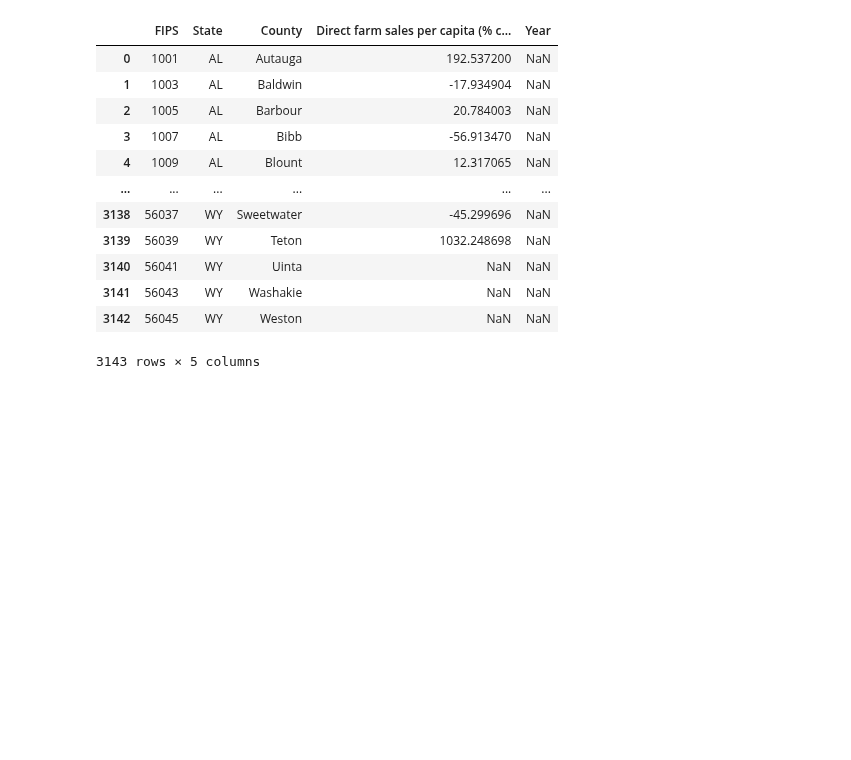
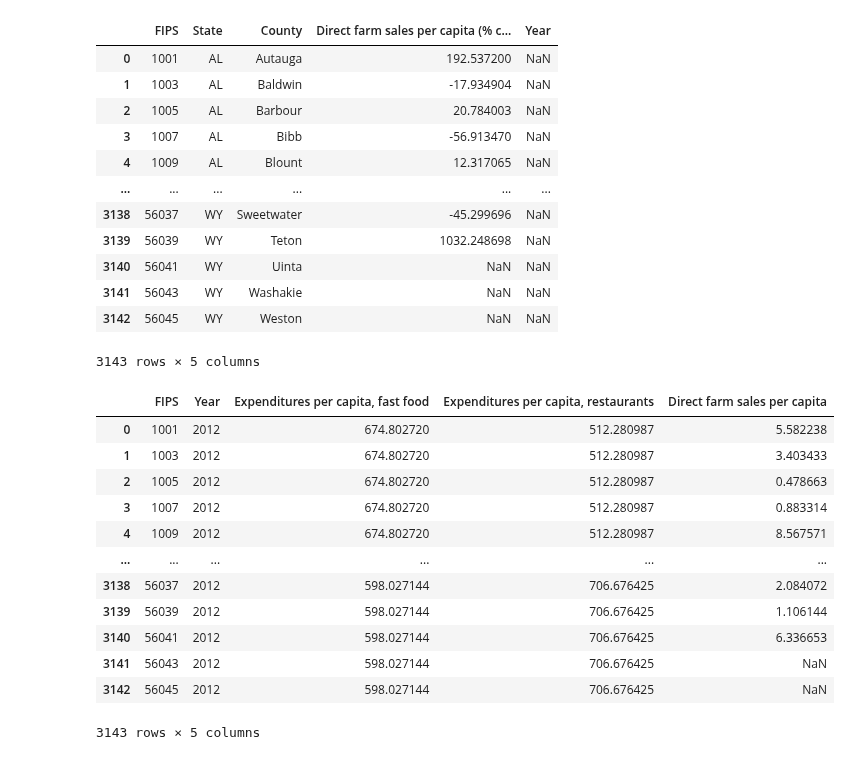
Before and after one commit to Chahnaz-Kbaisi/diet-habits-disease-us, a Jupyter notebook: ETL/Web_Scrape_ETL.ipynb, the cells around one changed output. Drawn from its saved outputs; the diff is of its cells as text; code cells hidden in the pictures; blank space fills up the shorter version.

Commit message:
Logic to rearrange the columns in dataframe

```diff
--- a/ETL/Web_Scrape_ETL.ipynb
+++ b/ETL/Web_Scrape_ETL.ipynb
@@ -1146,3 +1146,21 @@ See the caveats in the documentation: https://pandas.pydata.org/pandas-docs/stab
 | 3141 | 56043 | WY | Washakie | NaN | NaN |
 | 3142 | 56045 | WY | Weston | NaN | NaN |
 3143 rows × 5 columns
+# %%
+# Rearrange the columns
+final_2012_df = final_2012_df[["FIPS","Year","Expenditures per capita, fast food","Expenditures per capita, restaurants","Direct farm sales per capita"]]
+final_2012_df
+# %% [output]
+|  | FIPS | Year | Expenditures per capita, fast food | Expenditures per capita, restaurants | Direct farm sales per capita |
+| 0 | 1001 | 2012 | 674.802720 | 512.280987 | 5.582238 |
+| 1 | 1003 | 2012 | 674.802720 | 512.280987 | 3.403433 |
+| 2 | 1005 | 2012 | 674.802720 | 512.280987 | 0.478663 |
+| 3 | 1007 | 2012 | 674.802720 | 512.280987 | 0.883314 |
+| 4 | 1009 | 2012 | 674.802720 | 512.280987 | 8.567571 |
+| ... | ... | ... | ... | ... | ... |
+| 3138 | 56037 | 2012 | 598.027144 | 706.676425 | 2.084072 |
+| 3139 | 56039 | 2012 | 598.027144 | 706.676425 | 1.106144 |
+| 3140 | 56041 | 2012 | 598.027144 | 706.676425 | 6.336653 |
+| 3141 | 56043 | 2012 | 598.027144 | 706.676425 | NaN |
+| 3142 | 56045 | 2012 | 598.027144 | 706.676425 | NaN |
+3143 rows × 5 columns
```
